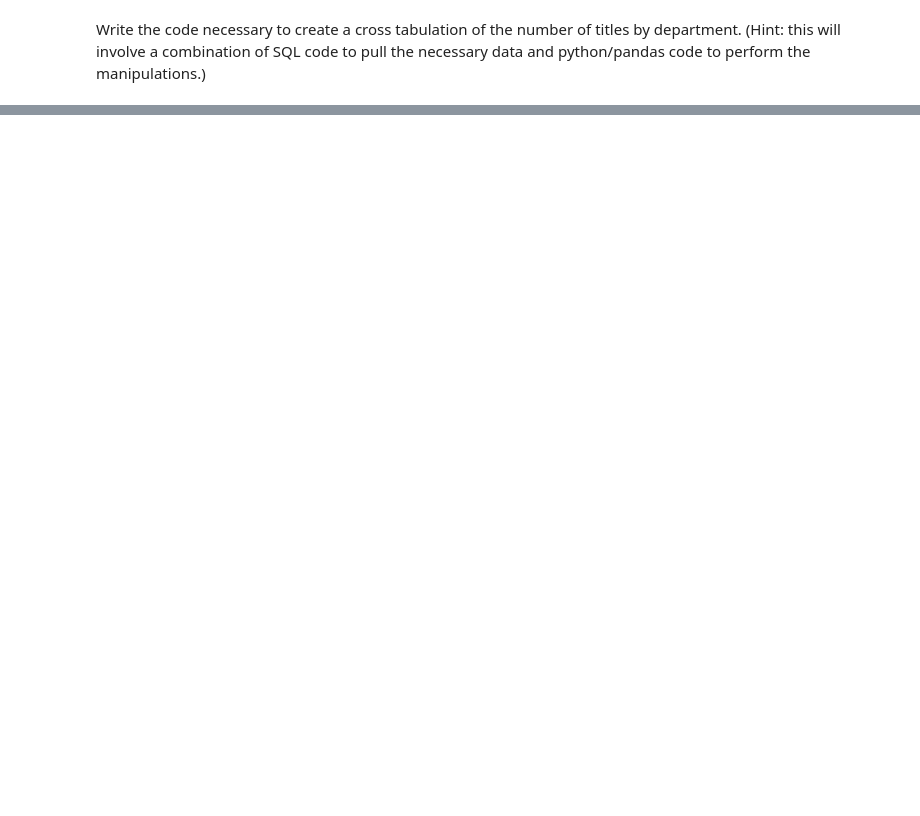
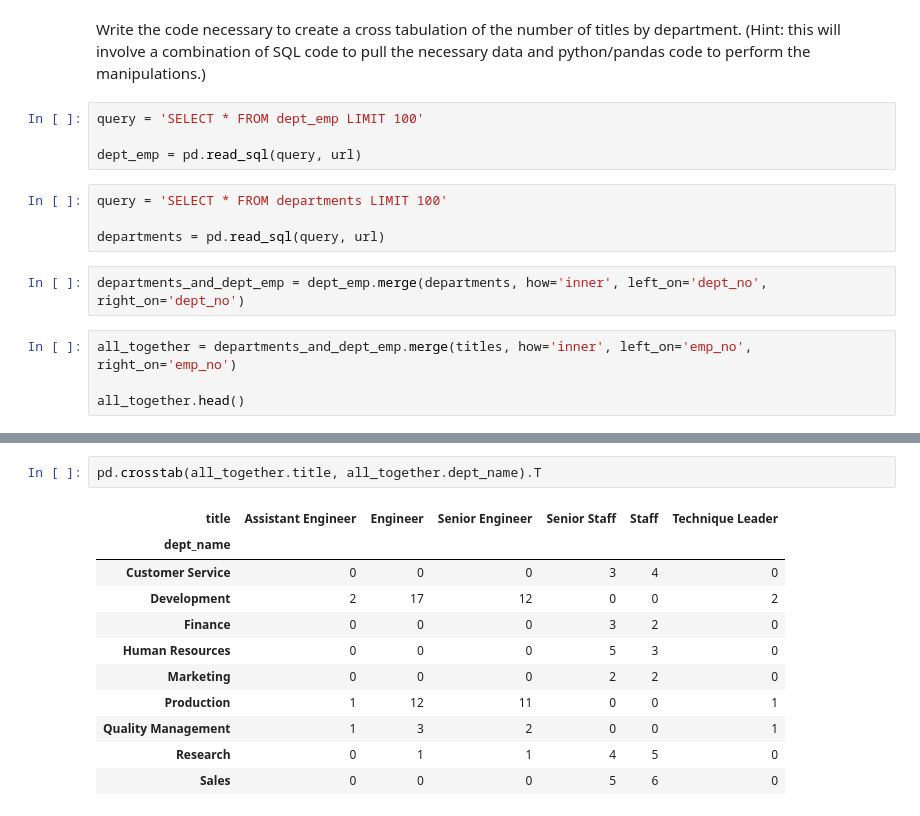
Before and after one commit to shawn-brown12/data-science-libraries, a Jupyter notebook: advanced_dataframes.ipynb, the cells around one changed output, grey strips where cells are left out. Cells and saved outputs as stored; diff of their text form; blank space fills up the shorter version.

Commit message:
uploading and updating advanced dataframes and matplotlib lessons and exercises

```diff
--- a/advanced_dataframes.ipynb
+++ b/advanced_dataframes.ipynb
@@ -339,2 +546,16 @@ For each title, find the hire date of the employee that was hired most recently
 # %% [markdown]
 Write the code necessary to create a cross tabulation of the number of titles by department. (Hint: this will involve a combination of SQL code to pull the necessary data and python/pandas code to perform the manipulations.)
+# %%
+query = 'SELECT * FROM dept_emp LIMIT 100'
+
+dept_emp = pd.read_sql(query, url)
+# %%
+query = 'SELECT * FROM departments LIMIT 100'
+
+departments = pd.read_sql(query, url)
+# %%
+departments_and_dept_emp = dept_emp.merge(departments, how='inner', left_on='dept_no', right_on='dept_no')
+# %%
+all_together = departments_and_dept_emp.merge(titles, how='inner', left_on='emp_no', right_on='emp_no')
+
+all_together.head()
@@ -340,0 +569,14 @@ Write the code necessary to create a cross tabulation of the number of titles by
+# %%
+pd.crosstab(all_together.title, all_together.dept_name).T
+# %% [output]
+| title | Assistant Engineer | Engineer | Senior Engineer | Senior Staff | Staff | Technique Leader |
+| dept_name |  |  |  |  |  |  |
+| Customer Service | 0 | 0 | 0 | 3 | 4 | 0 |
+| Development | 2 | 17 | 12 | 0 | 0 | 2 |
+| Finance | 0 | 0 | 0 | 3 | 2 | 0 |
+| Human Resources | 0 | 0 | 0 | 5 | 3 | 0 |
+| Marketing | 0 | 0 | 0 | 2 | 2 | 0 |
+| Production | 1 | 12 | 11 | 0 | 0 | 1 |
+| Quality Management | 1 | 3 | 2 | 0 | 0 | 1 |
+| Research | 0 | 1 | 1 | 4 | 5 | 0 |
+| Sales | 0 | 0 | 0 | 5 | 6 | 0 |
```
Also changed, not shown: parts of 34 cells of this notebook, 2 other files.
